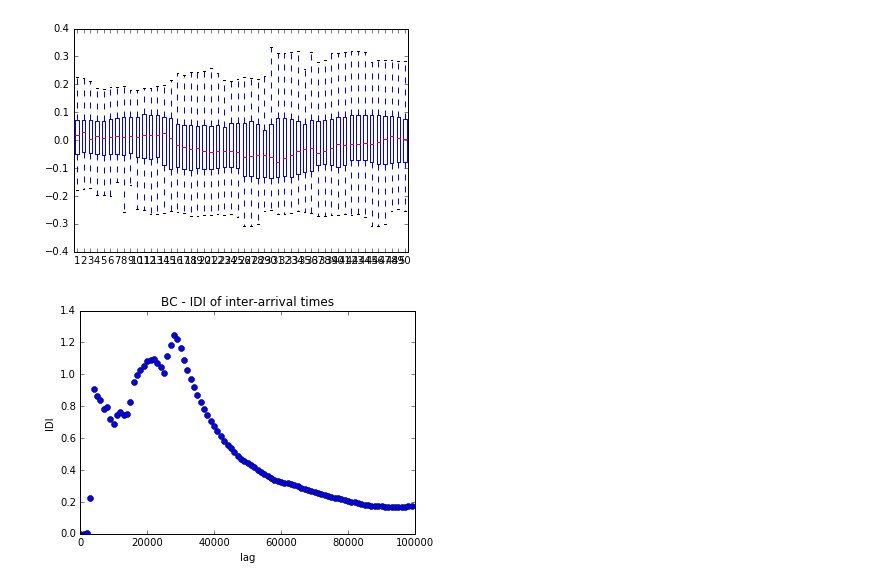
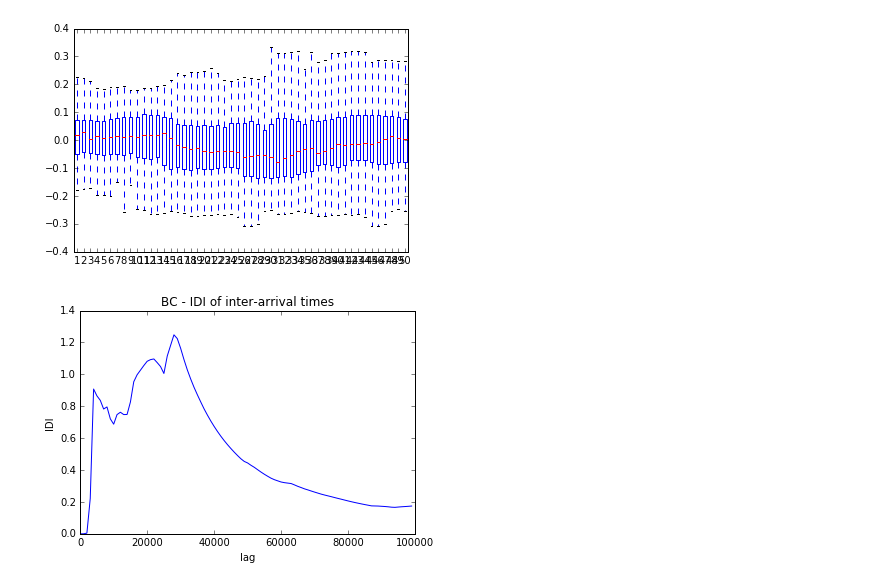
Before and after one commit to khalilmebarkia/BMEVITTD069, a Jupyter notebook: Traffic-Analysis.ipynb, the cells around one changed output. Saved outputs shown, nothing was run; the diff lists cells and outputs as text; code cells hidden in the pictures.

```diff
--- a/Traffic-Analysis.ipynb
+++ b/Traffic-Analysis.ipynb
@@ -142,14 +142,14 @@ plt.savefig("Correlation.png")
 # %%
 #IDI
 
 E = np.mean(interArr)
 IDI = np.zeros(pp)
 for i in range(1,pp):
     IDI[i] = np.var(np.transpose(sum(np.transpose(interArrShifted[0:i])))) /(i * E * E)
-plt.plot(PN,IDI,'bo')
+plt.plot(PN,IDI)
 plt.xlabel('lag')
 plt.ylabel('IDI')
 plt.title('BC - IDI of inter-arrival times')
 plt.savefig("IDI.png")
 # %% [output]
-[figure, old version]
+[figure, new version]
```
